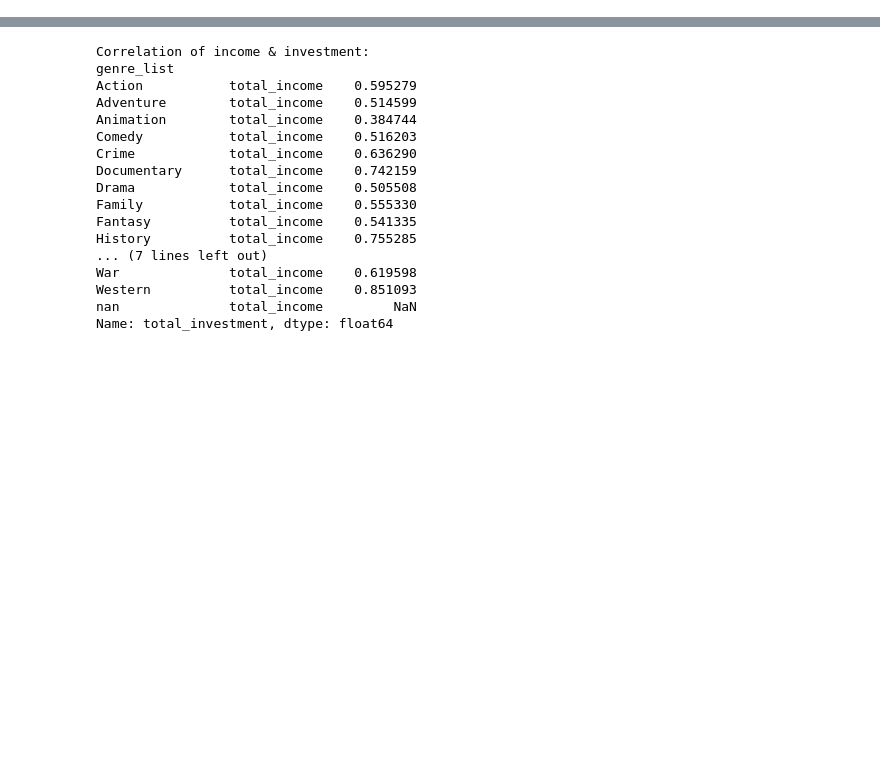
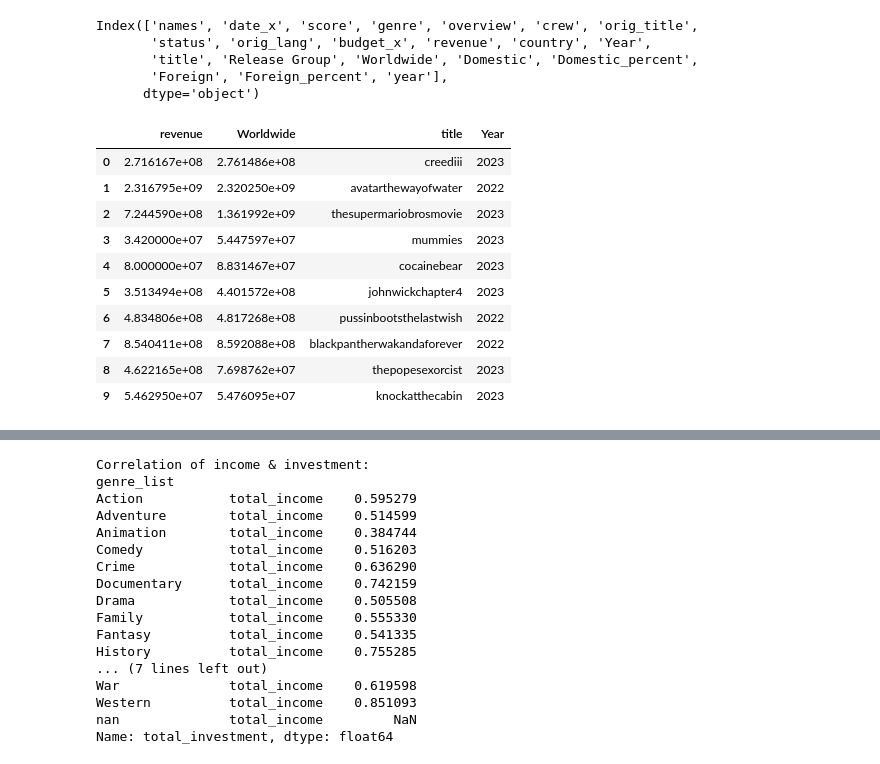
Before and after one commit to ReemaS03/SpotifyFeaturesVSPopularity, a Jupyter notebook: main.ipynb, the cells around one changed output, grey strips where cells are left out. Cells and saved outputs as stored; diff of their text form; code cells hidden in the pictures; blank space fills up the shorter version.

```diff
--- a/main.ipynb
+++ b/main.ipynb
@@ -12,0 +142,24 @@ imdb_data_2 = pd.read_csv("IMDB_Movies_Dataset.csv")
+# %%
+imdb1_box.columns
+# %% [output]
+Index(['names', 'date_x', 'score', 'genre', 'overview', 'crew', 'orig_title',
+       'status', 'orig_lang', 'budget_x', 'revenue', 'country', 'Year',
+       'title', 'Release Group', 'Worldwide', 'Domestic', 'Domestic_percent',
+       'Foreign', 'Foreign_percent', 'year'],
+      dtype='object')
+# %%
+imdb1_box['Worldwide'] = imdb1_box['Worldwide'].apply(lambda x : x.replace(',','')).astype('float64')
+# %%
+imdb1_box[['revenue', 'Worldwide', 'title','Year']].head(10)
+# %% [output]
+|  | revenue | Worldwide | title | Year |
+| 0 | 2.716167e+08 | 2.761486e+08 | creediii | 2023 |
+| 1 | 2.316795e+09 | 2.320250e+09 | avatarthewayofwater | 2022 |
+| 2 | 7.244590e+08 | 1.361992e+09 | thesupermariobrosmovie | 2023 |
+| 3 | 3.420000e+07 | 5.447597e+07 | mummies | 2023 |
+| 4 | 8.000000e+07 | 8.831467e+07 | cocainebear | 2023 |
+| 5 | 3.513494e+08 | 4.401572e+08 | johnwickchapter4 | 2023 |
+| 6 | 4.834806e+08 | 4.817268e+08 | pussinbootsthelastwish | 2022 |
+| 7 | 8.540411e+08 | 8.592088e+08 | blackpantherwakandaforever | 2022 |
+| 8 | 4.622165e+08 | 7.698762e+07 | thepopesexorcist | 2023 |
+| 9 | 5.462950e+07 | 5.476095e+07 | knockatthecabin | 2023 |
```
Also changed, not shown: parts of 32 cells of this notebook, 2 other files.
